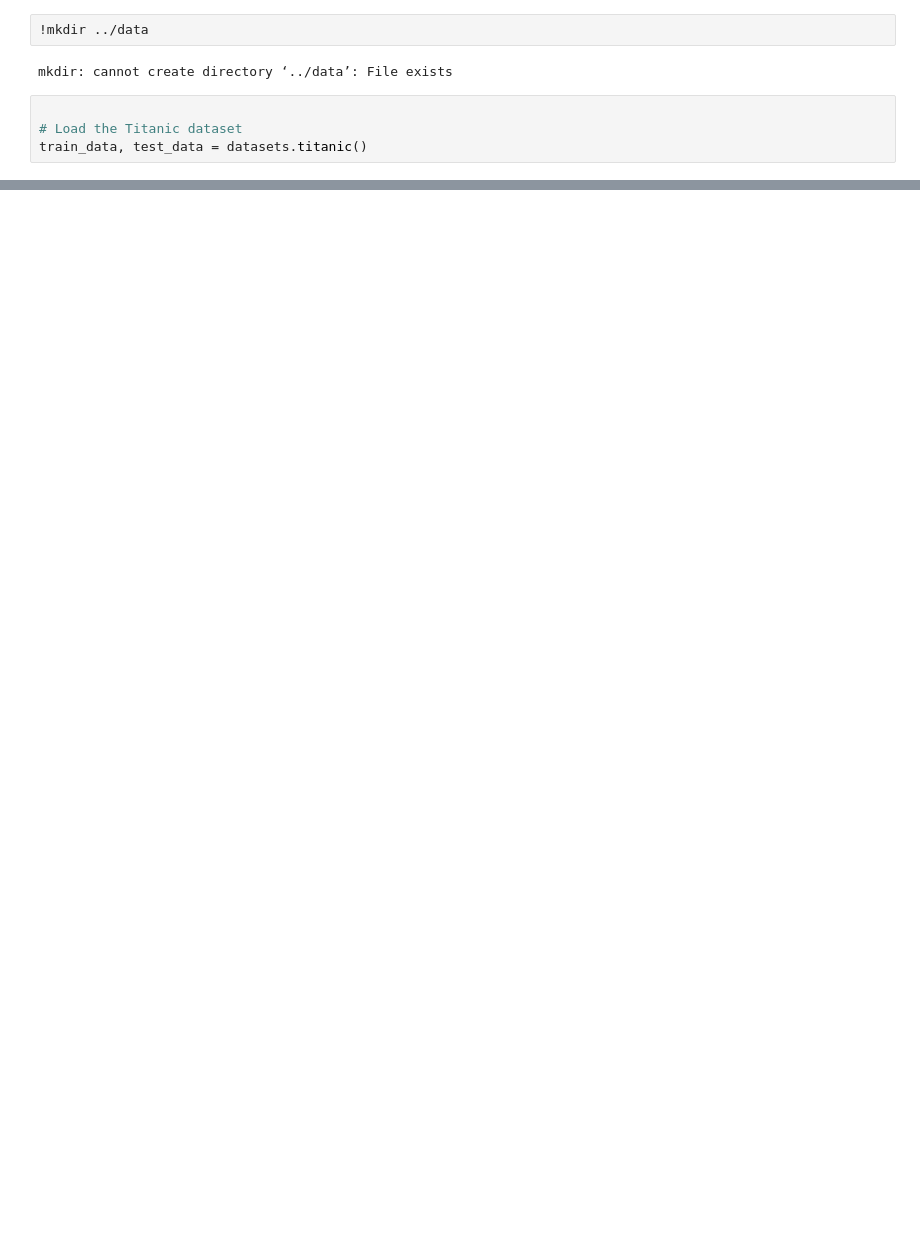
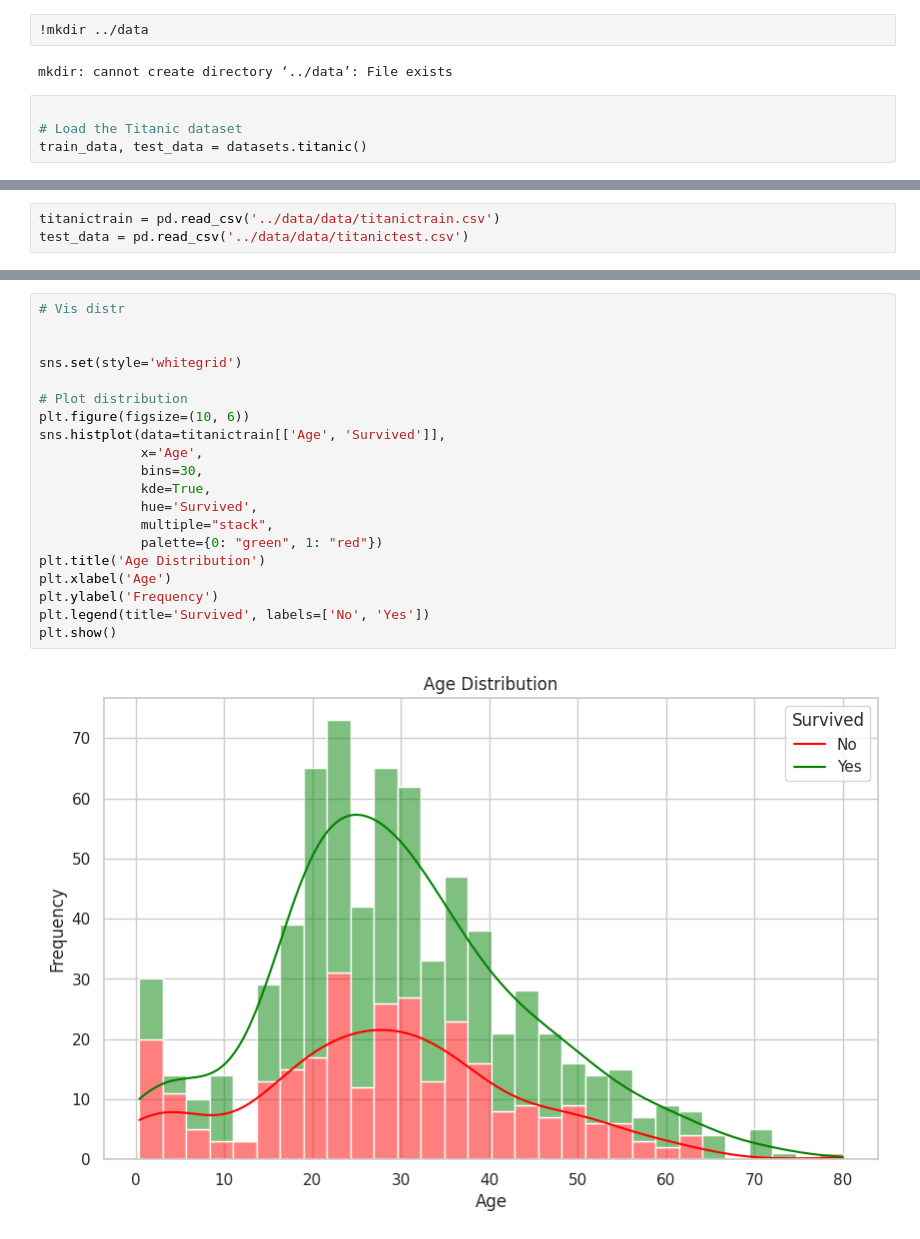
Before and after one commit to AlekseyKasatkin/urfu_mlops_2sem_finalproject, a Jupyter notebook: notebooks/dataprep.ipynb, the cells around one changed output, grey strips where cells are left out. Drawn from its saved outputs; the diff is of its cells as text; blank space fills up the shorter version.

Commit message:
get clnd data

```diff
--- a/notebooks/dataprep.ipynb
+++ b/notebooks/dataprep.ipynb
@@ -15,0 +22,3 @@ titanictrain.to_csv('../data/data/titanictrain.csv', index=False)
+# %%
+titanictrain = pd.read_csv('../data/data/titanictrain.csv')
+test_data = pd.read_csv('../data/data/titanictest.csv')
@@ -15,0 +81,22 @@ titanictrain.to_csv('../data/data/titanictrain.csv', index=False)
+# %%
+# Vis distr
+
+
+sns.set(style='whitegrid')
+
+# Plot distribution
+plt.figure(figsize=(10, 6))
+sns.histplot(data=titanictrain[['Age', 'Survived']],
+             x='Age',
+             bins=30,
+             kde=True,
+             hue='Survived',
+             multiple="stack",
+             palette={0: "green", 1: "red"})
+plt.title('Age Distribution')
+plt.xlabel('Age')
+plt.ylabel('Frequency')
+plt.legend(title='Survived', labels=['No', 'Yes'])
+plt.show()
+# %% [output]
+[figure, added]
```
Also changed, not shown: parts of 31 cells of this notebook, 1 other file.
